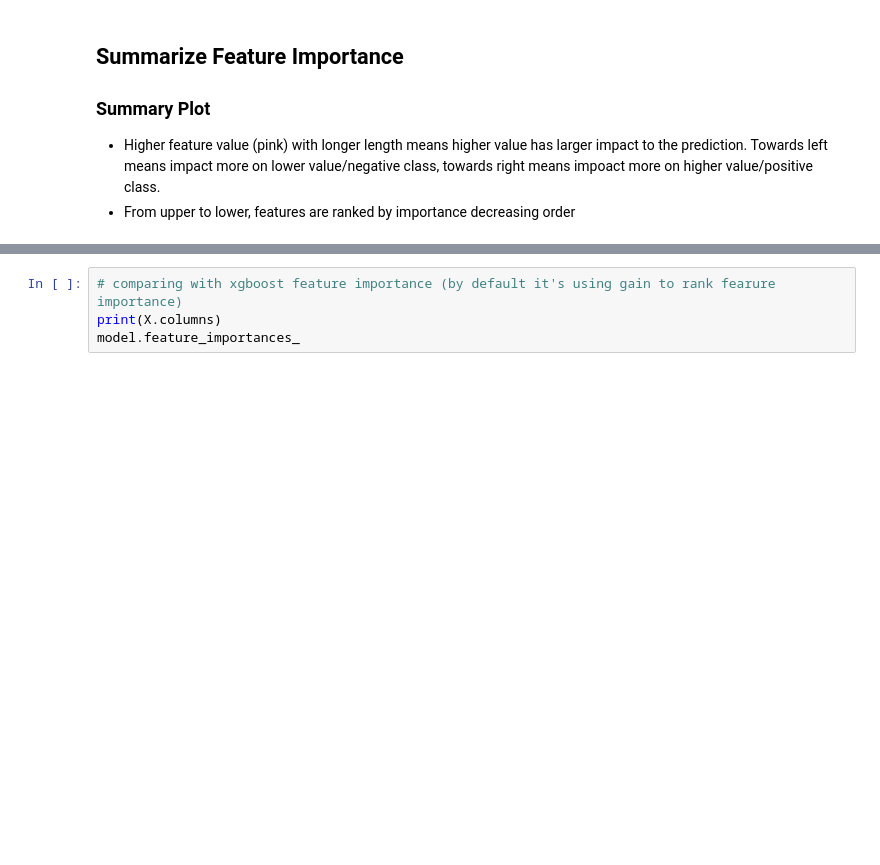
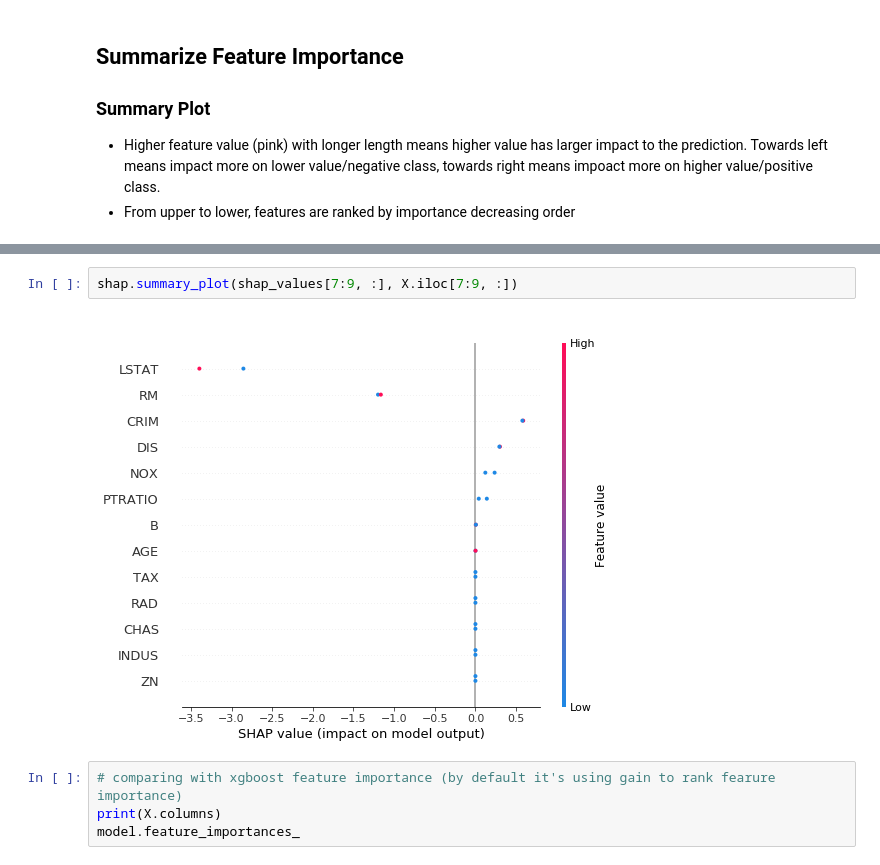
Before and after one commit to hanhanwu/Hanhan_Data_Science_Practice, a Jupyter notebook: Better4Industry/Feature_Selection_Collection/try_shap_xgboost.ipynb, the cells around one changed output, grey strips where cells are left out. Cells and saved outputs as stored; diff of their text form; blank space fills up the shorter version.

```diff
--- a/Better4Industry/Feature_Selection_Collection/try_shap_xgboost.ipynb
+++ b/Better4Industry/Feature_Selection_Collection/try_shap_xgboost.ipynb
@@ -99,3 +124,7 @@ shap.summary_plot(shap_values, X)
+# %%
+shap.summary_plot(shap_values[7:9, :], X.iloc[7:9, :])
+# %% [output]
+[figure, added]
 # %%
 # comparing with xgboost feature importance (by default it's using gain to rank fearure importance)
 print(X.columns)
```
Also changed, not shown: parts of 4 cells of this notebook.
